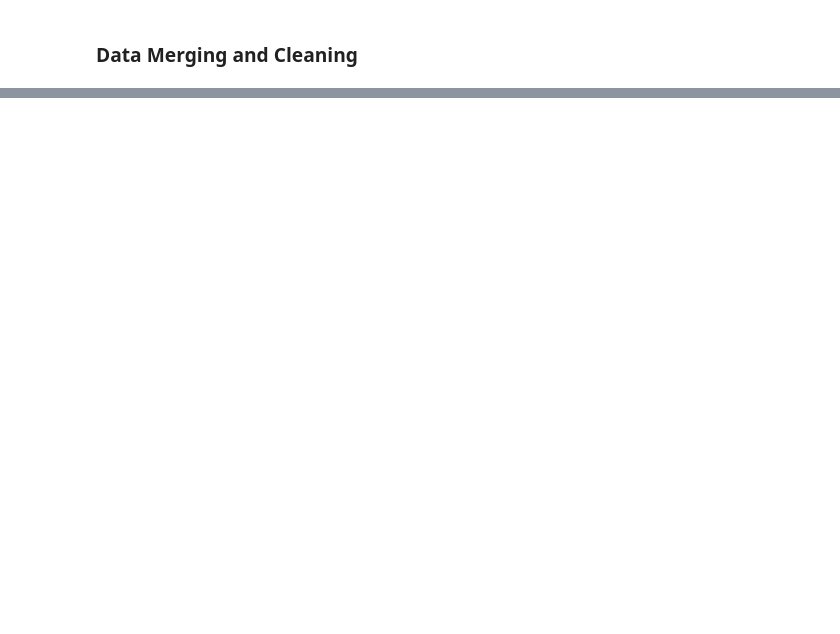
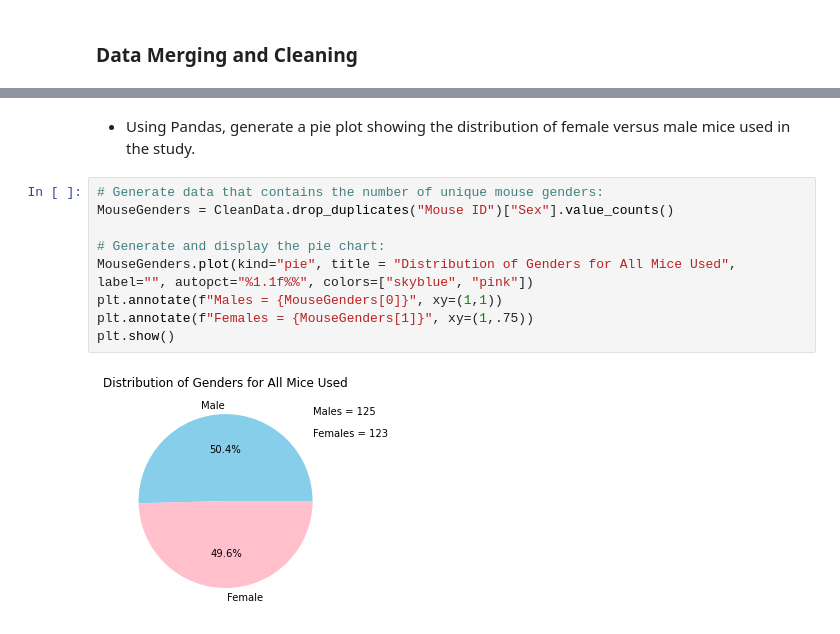
Before and after one commit to rickmora98/Python-Matplotlib, a Jupyter notebook: Pymaceuticals/pymaceuticals.ipynb, the cells around one changed output, grey strips where cells are left out. Saved outputs shown, nothing was run; the diff lists cells and outputs as text; blank space fills up the shorter version.

```diff
--- a/Pymaceuticals/pymaceuticals.ipynb
+++ b/Pymaceuticals/pymaceuticals.ipynb
@@ -328,0 +206,13 @@ plt.show()
+# %% [markdown]
+* Using Pandas, generate a pie plot showing the distribution of female versus male mice used in the study.
+# %%
+# Generate data that contains the number of unique mouse genders:
+MouseGenders = CleanData.drop_duplicates("Mouse ID")["Sex"].value_counts()
+
+# Generate and display the pie chart:
+MouseGenders.plot(kind="pie", title = "Distribution of Genders for All Mice Used", label="", autopct="%1.1f%%", colors=["skyblue", "pink"])
+plt.annotate(f"Males = {MouseGenders[0]}", xy=(1,1))
+plt.annotate(f"Females = {MouseGenders[1]}", xy=(1,.75))
+plt.show()
+# %% [output]
+[figure, added]
```
Also changed, not shown: parts of 68 cells of this notebook, 1 other file.
